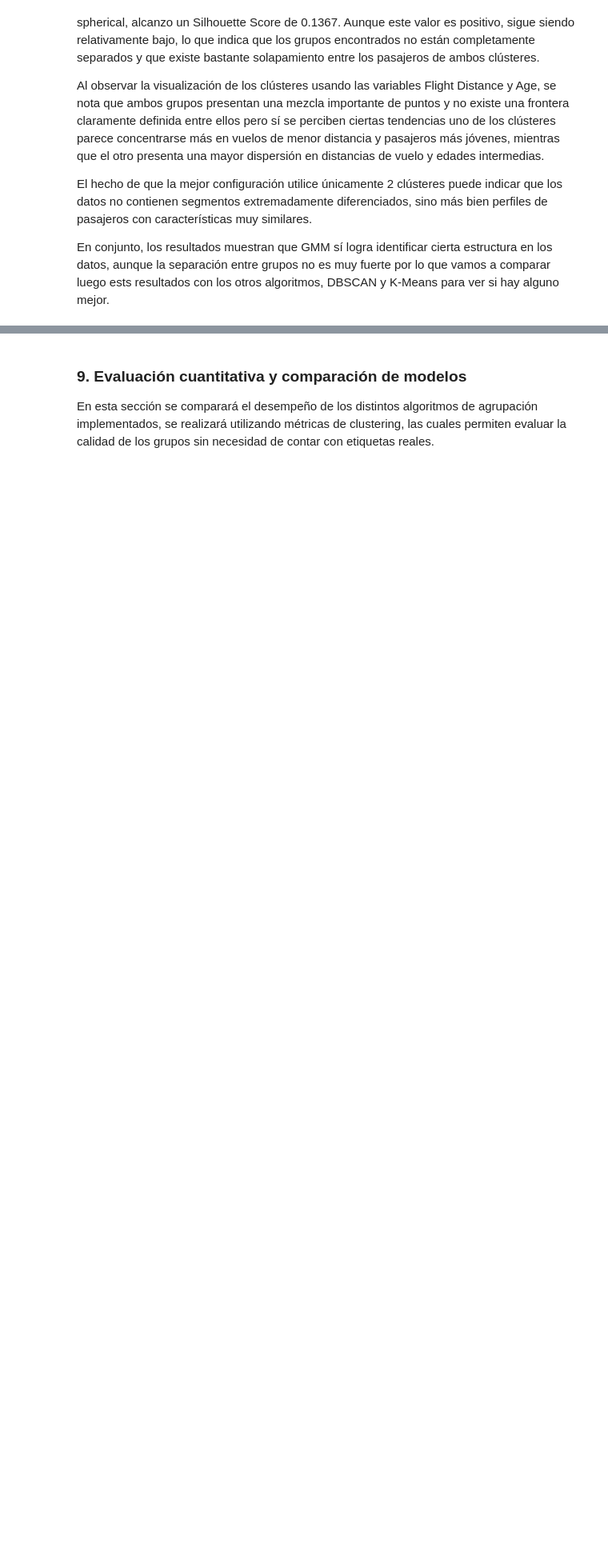
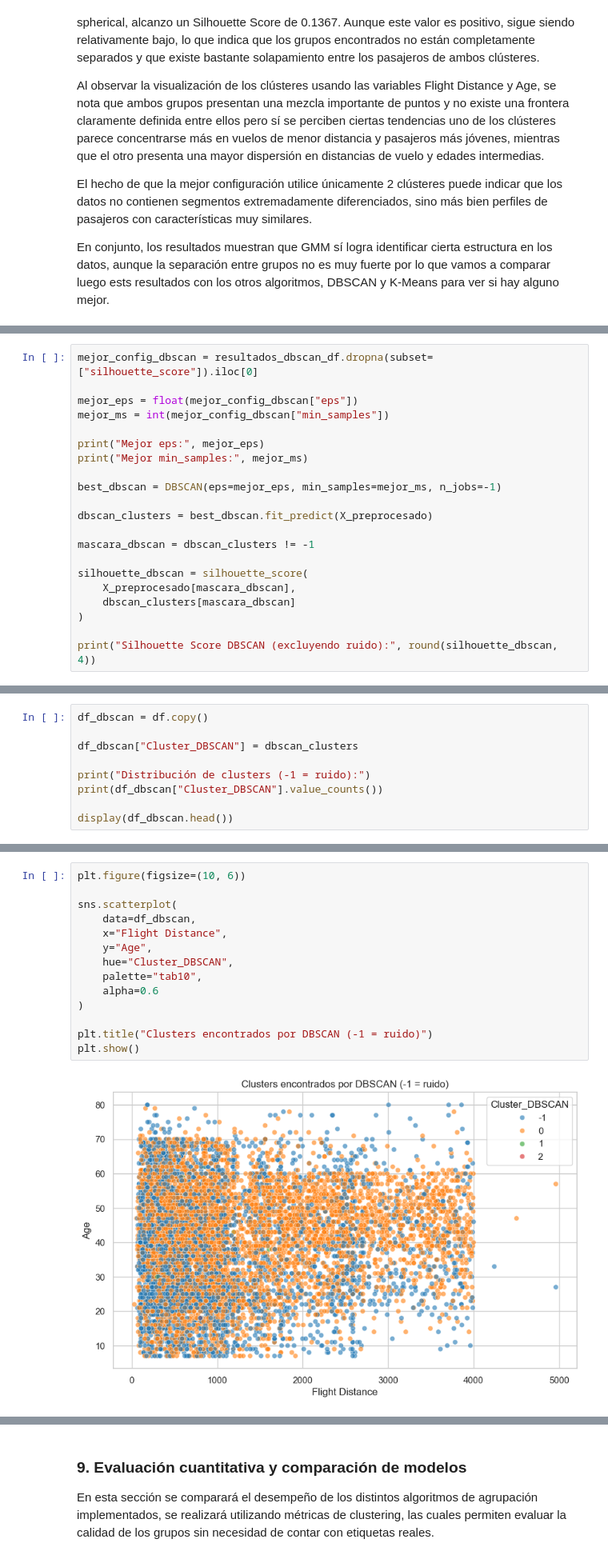
Before and after one commit to lfelipesales/Laboratorios-AprendizajeDeMaquina, a Jupyter notebook: LAB4/Laboratorio4.ipynb, the cells around one changed output, grey strips where cells are left out. Shown at 80% size. Cells and saved outputs as stored; diff of their text form; blank space fills up the shorter version.

```diff
--- a/LAB4/Laboratorio4.ipynb
+++ b/LAB4/Laboratorio4.ipynb
@@ -424,0 +511,21 @@ En conjunto, los resultados muestran que GMM sí logra identificar cierta estruc
+# %%
+mejor_config_dbscan = resultados_dbscan_df.dropna(subset=["silhouette_score"]).iloc[0]
+
+mejor_eps = float(mejor_config_dbscan["eps"])
+mejor_ms = int(mejor_config_dbscan["min_samples"])
+
+print("Mejor eps:", mejor_eps)
+print("Mejor min_samples:", mejor_ms)
+
+best_dbscan = DBSCAN(eps=mejor_eps, min_samples=mejor_ms, n_jobs=-1)
+
+dbscan_clusters = best_dbscan.fit_predict(X_preprocesado)
+
+mascara_dbscan = dbscan_clusters != -1
+
+silhouette_dbscan = silhouette_score(
+    X_preprocesado[mascara_dbscan],
+    dbscan_clusters[mascara_dbscan]
+)
+
+print("Silhouette Score DBSCAN (excluyendo ruido):", round(silhouette_dbscan, 4))
@@ -424,0 +536,9 @@ En conjunto, los resultados muestran que GMM sí logra identificar cierta estruc
+# %%
+df_dbscan = df.copy()
+
+df_dbscan["Cluster_DBSCAN"] = dbscan_clusters
+
+print("Distribución de clusters (-1 = ruido):")
+print(df_dbscan["Cluster_DBSCAN"].value_counts())
+
+display(df_dbscan.head())
@@ -424,0 +560,16 @@ En conjunto, los resultados muestran que GMM sí logra identificar cierta estruc
+# %%
+plt.figure(figsize=(10, 6))
+
+sns.scatterplot(
+    data=df_dbscan,
+    x="Flight Distance",
+    y="Age",
+    hue="Cluster_DBSCAN",
+    palette="tab10",
+    alpha=0.6
+)
+
+plt.title("Clusters encontrados por DBSCAN (-1 = ruido)")
+plt.show()
+# %% [output]
+[figure, added]
```
Also changed, not shown: parts of 29 cells of this notebook.
